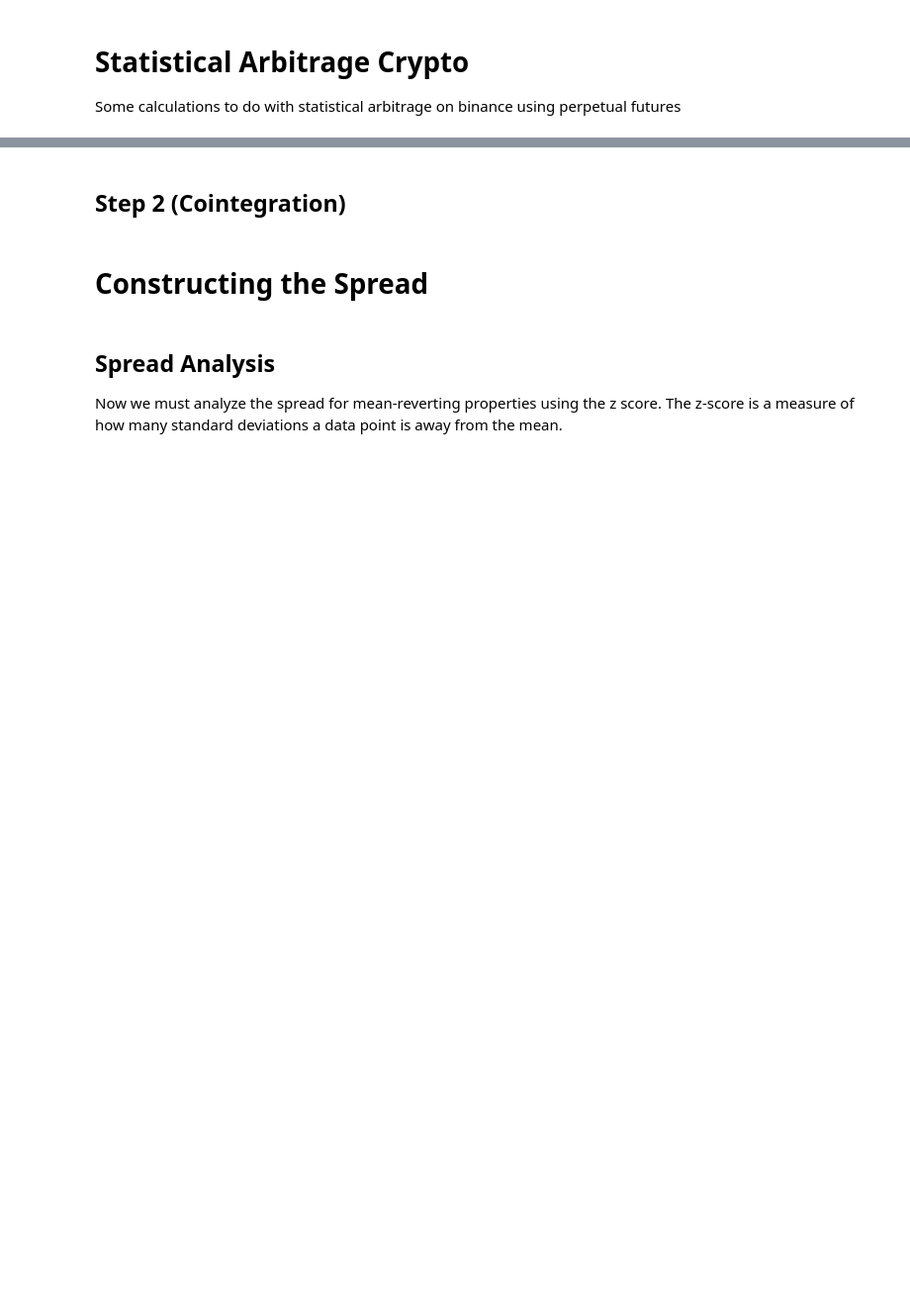
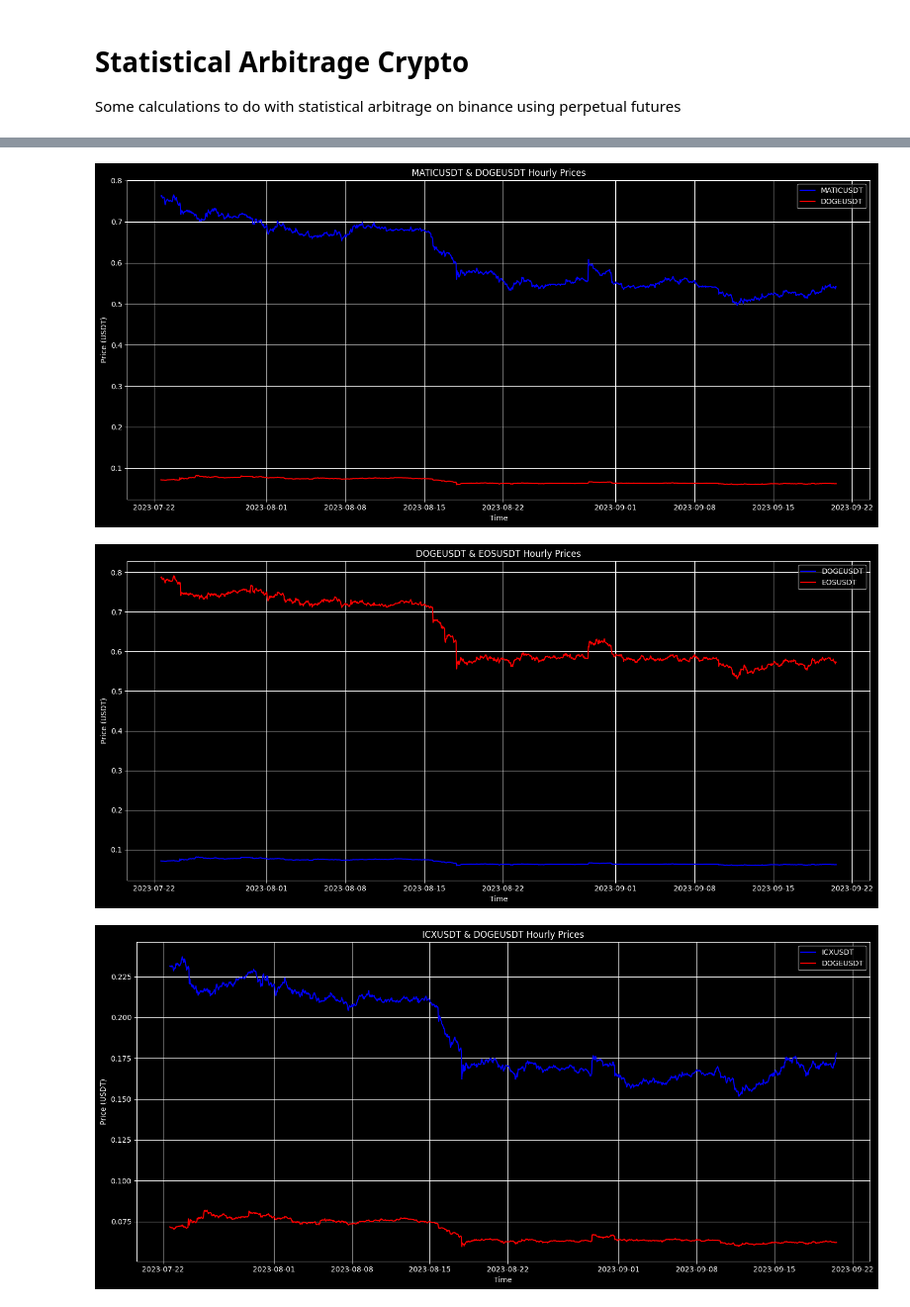
Before and after one commit to atlas-finance-io/atlas_trade, a Jupyter notebook: src/strategies/statistical_arbitrage_crypto/statistical_arbitrage_crypto.ipynb, the cells around one changed output, grey strips where cells are left out. Shown at 99% size. Drawn from its saved outputs; the diff is of its cells as text; code cells hidden in the pictures; blank space fills up the shorter version.

```diff
--- a/src/strategies/statistical_arbitrage_crypto/statistical_arbitrage_crypto.ipynb
+++ b/src/strategies/statistical_arbitrage_crypto/statistical_arbitrage_crypto.ipynb
@@ -103,2 +176,0 @@ for i, crypto1 in enumerate(correlation_matrix.columns):
-# %% [markdown]
-## Step 2 (Cointegration)
@@ -128,2 +176,0 @@ print(suitable_pairs)
-# %% [markdown]
-# Constructing the Spread
@@ -148,4 +176,0 @@ print(spreads)
-# %% [markdown]
-## Spread Analysis
-
-Now we must analyze the spread for mean-reverting properties using the z score.  The z-score is a measure of how many standard deviations a data point is away from the mean.
@@ -188,0 +177,31 @@ print("Mean-reverting pairs:", mean_reverting_pairs)
+# %%
+
+unique_pairs_to_plot = list(set(mean_reverting_pairs))
+
+# Initialization
+binance = ccxt.binance()
+two_months_ms = 2 * 30 * 24 * 60 * 60 * 1000
+since = binance.milliseconds() - two_months_ms
+
+for pair_a, pair_b in unique_pairs_to_plot:
+    # Fetch data for both pairs
+    df_a = fetch_historical_data(pair_a, since)
+    df_b = fetch_historical_data(pair_b, since)
+
+    # Plotting
+    plt.figure(figsize=(15, 7))
+    plt.plot(df_a.index, df_a['close'], label=pair_a, color='blue')
+    plt.plot(df_b.index, df_b['close'], label=pair_b, color='red')
+
+    # Adding some visual configurations
+    plt.title(f"{pair_a} & {pair_b} Hourly Prices")
+    plt.xlabel('Time')
+    plt.ylabel('Price (USDT)')
+    plt.legend()
+    plt.grid(True)
+    plt.tight_layout()
+    plt.show()
+# %% [output]
+[figure, added]
+[figure, added]
+[figure, added]
```
Also changed, not shown: parts of 7 cells of this notebook, 9 other files.
